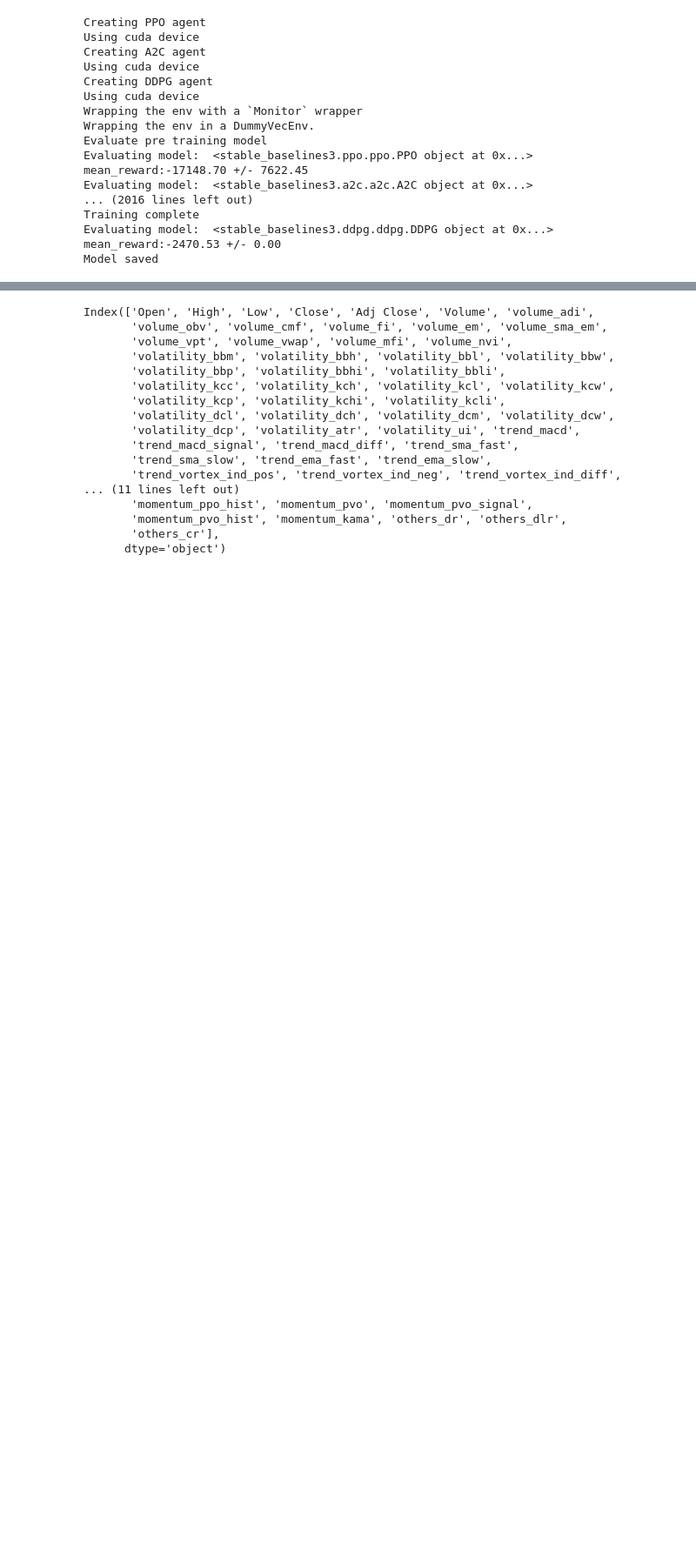
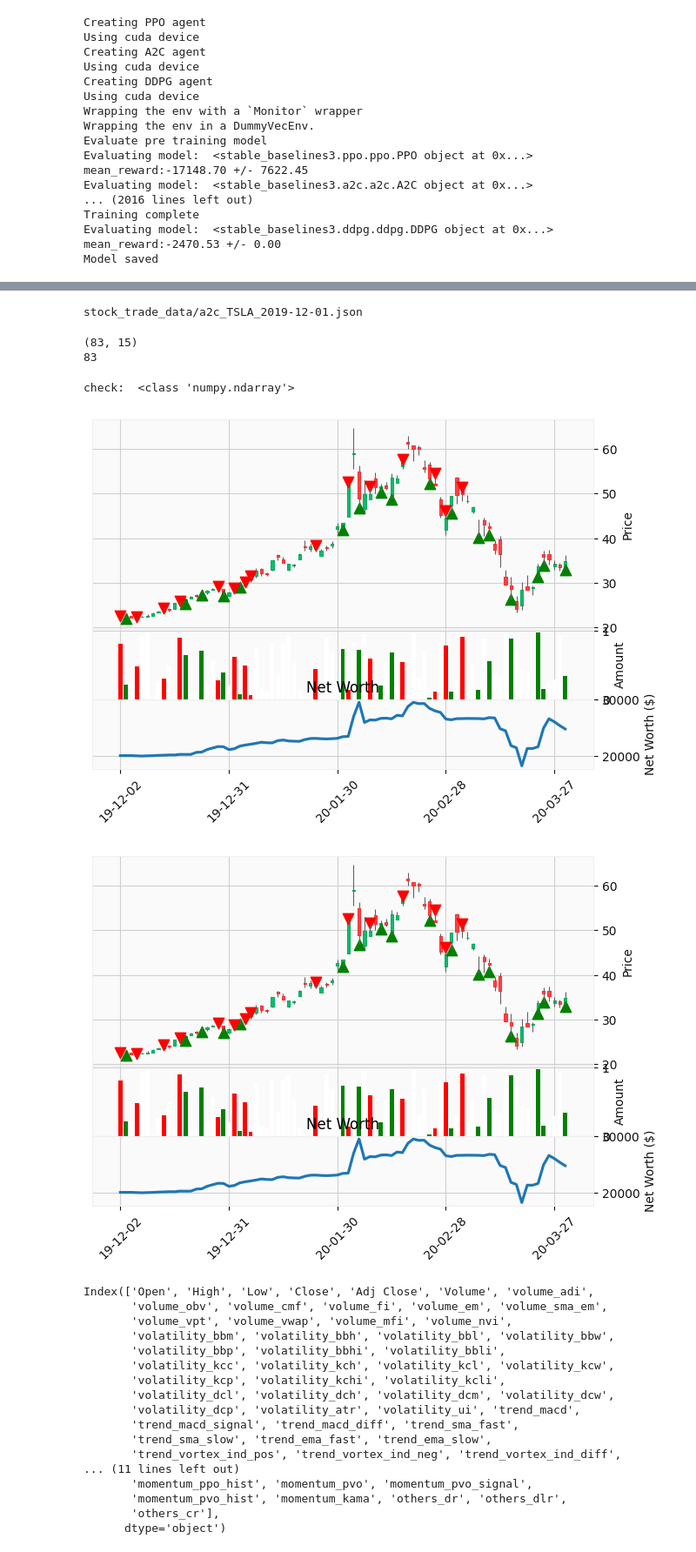
Before and after one commit to mrvictoru/stonkdecision, a Jupyter notebook: src/testing.ipynb, the cells around one changed output, grey strips where cells are left out. Shown at 87% size. Cells and saved outputs as stored; diff of their text form; code cells hidden in the pictures; blank space fills up the shorter version.

Commit message:
plot works great

```diff
--- a/src/testing.ipynb
+++ b/src/testing.ipynb
@@ -104,15 +104,33 @@ def get_files(path):
 # read the first json file
 files = get_files('stock_trade_data')
 # %%
+n = 5
 # load json from directory
-with open(files[0]) as f:
+with open(files[n]) as f:
     data = json.load(f)
+print(files[n])
+# %% [output]
+stock_trade_data/a2c_TSLA_2019-12-01.json
 # %%
 import numpy as np
+ep = 0
 # get the first state episode
-state = np.array(data['data'][0]['state'])
+state = np.array(data['data'][ep]['state'])
 col = data['env_state']
-action = np.array(data['data'][0]['action'])
+action = np.array(data['data'][ep]['action'])
+date = data['date'][:state.shape[0]]
+print(state.shape)
+print(len(date))
+# %% [output]
+(83, 15)
+83
+# %%
+from StockTradingGraph import plot_stock_trading_data
+plot_stock_trading_data(state, col, action, date)
+# %% [output]
+check:  <class 'numpy.ndarray'>
+[figure, added]
+[figure, added]
 # %%
 data.columns
 # %% [output]
```
Also changed, not shown: parts of 2 cells of this notebook.
